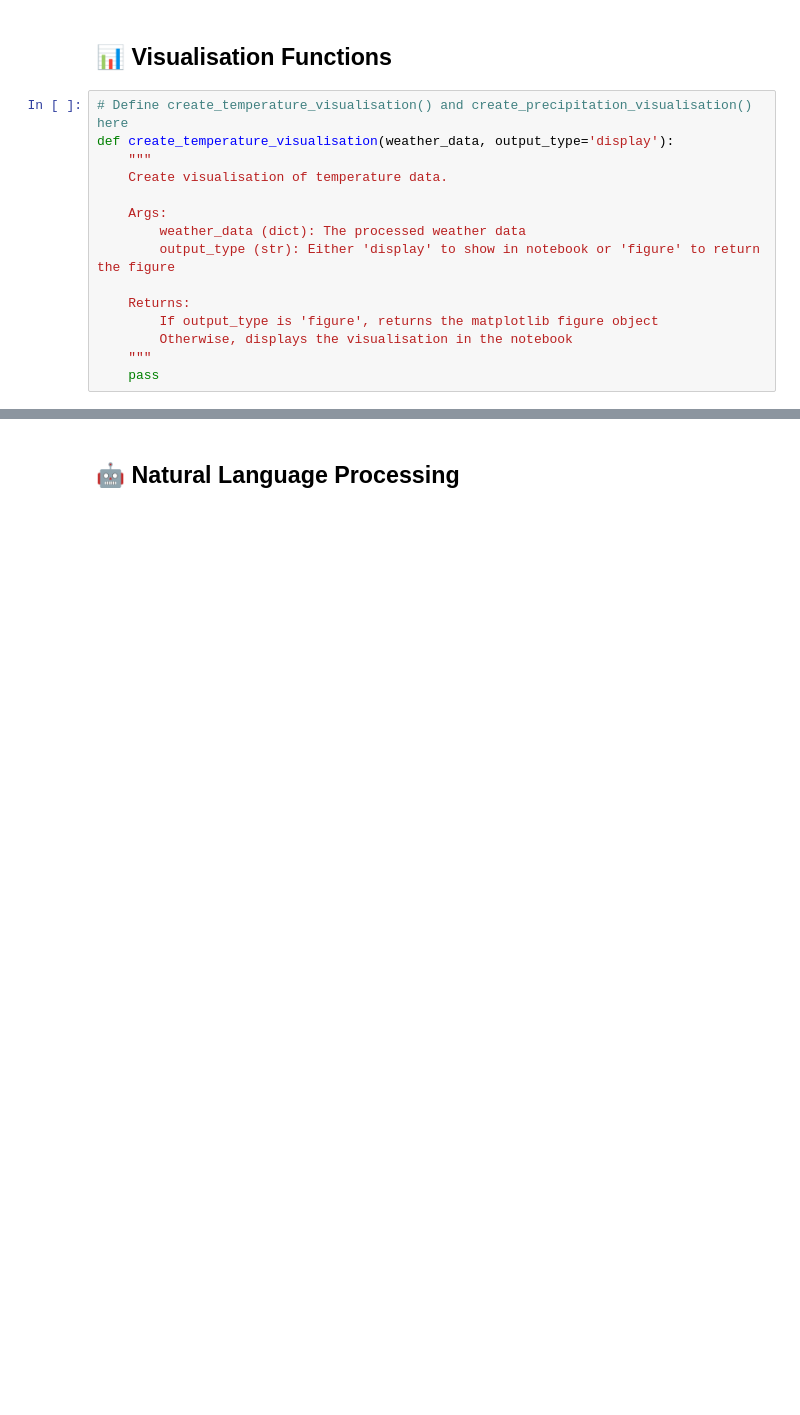
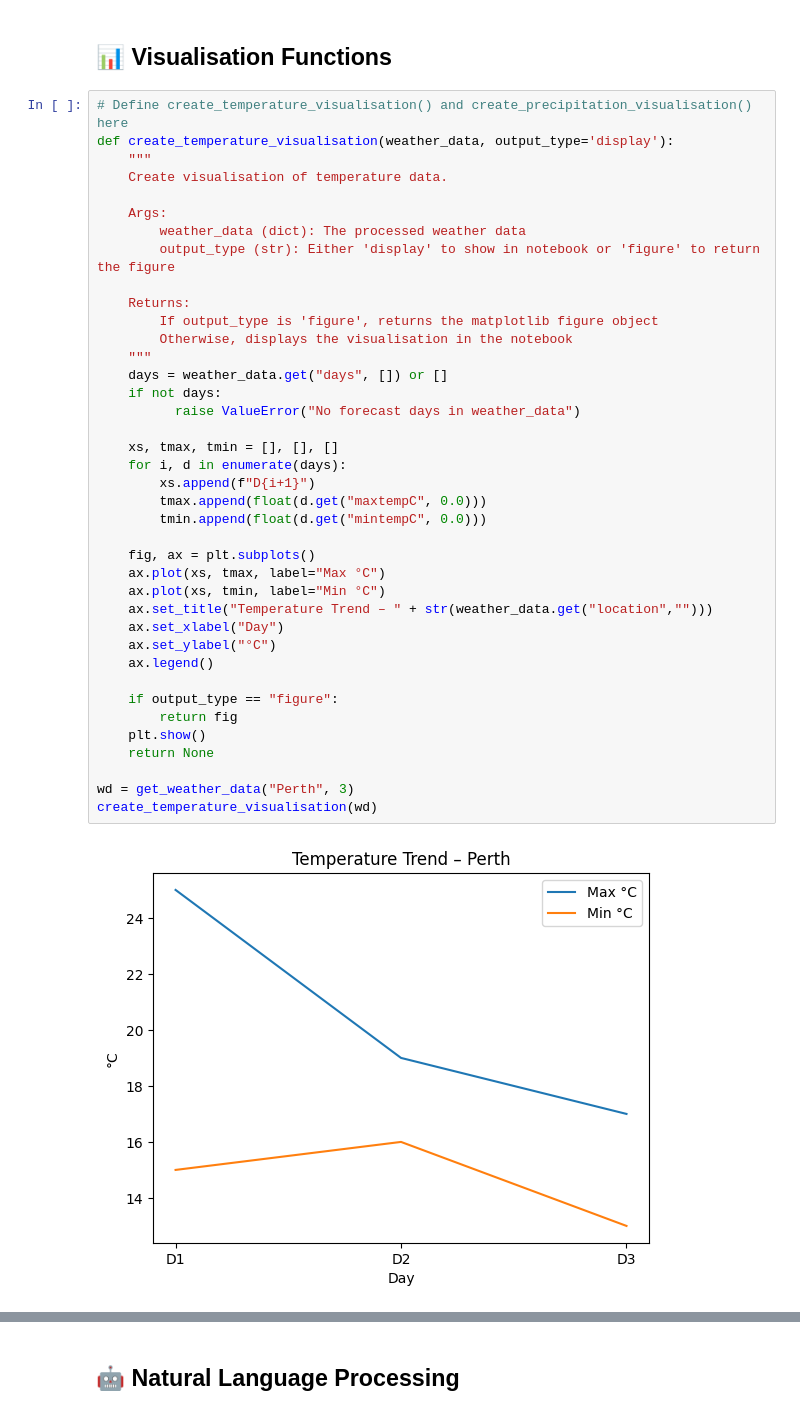
Before and after one commit to chunyinlo/ISYS5002-Assigment2, a Jupyter notebook: starter_notebook.ipynb, the cells around one changed output, grey strips where cells are left out. Cells and saved outputs as stored; diff of their text form; blank space fills up the shorter version.

```diff
--- a/starter_notebook.ipynb
+++ b/starter_notebook.ipynb
@@ -74,15 +85,41 @@ def get_weather_data(location, forecast_days=5):
 # %%
 # Define create_temperature_visualisation() and create_precipitation_visualisation() here
 def create_temperature_visualisation(weather_data, output_type='display'):
     """
     Create visualisation of temperature data.
 
     Args:
         weather_data (dict): The processed weather data
         output_type (str): Either 'display' to show in notebook or 'figure' to return the figure
 
     Returns:
         If output_type is 'figure', returns the matplotlib figure object
         Otherwise, displays the visualisation in the notebook
     """
-    pass
+    days = weather_data.get("days", []) or []
+    if not days:
+          raise ValueError("No forecast days in weather_data")
+
+    xs, tmax, tmin = [], [], []
+    for i, d in enumerate(days):
+        xs.append(f"D{i+1}")
+        tmax.append(float(d.get("maxtempC", 0.0)))
+        tmin.append(float(d.get("mintempC", 0.0)))
+
+    fig, ax = plt.subplots()
+    ax.plot(xs, tmax, label="Max °C")
+    ax.plot(xs, tmin, label="Min °C")
+    ax.set_title("Temperature Trend – " + str(weather_data.get("location","")))
+    ax.set_xlabel("Day")
+    ax.set_ylabel("°C")
+    ax.legend()
+
+    if output_type == "figure":
+        return fig
+    plt.show()
+    return None
+
+wd = get_weather_data("Perth", 3)
+create_temperature_visualisation(wd)
+# %% [output]
+[figure, added]
```
Also changed, not shown: parts of 14 cells of this notebook.
